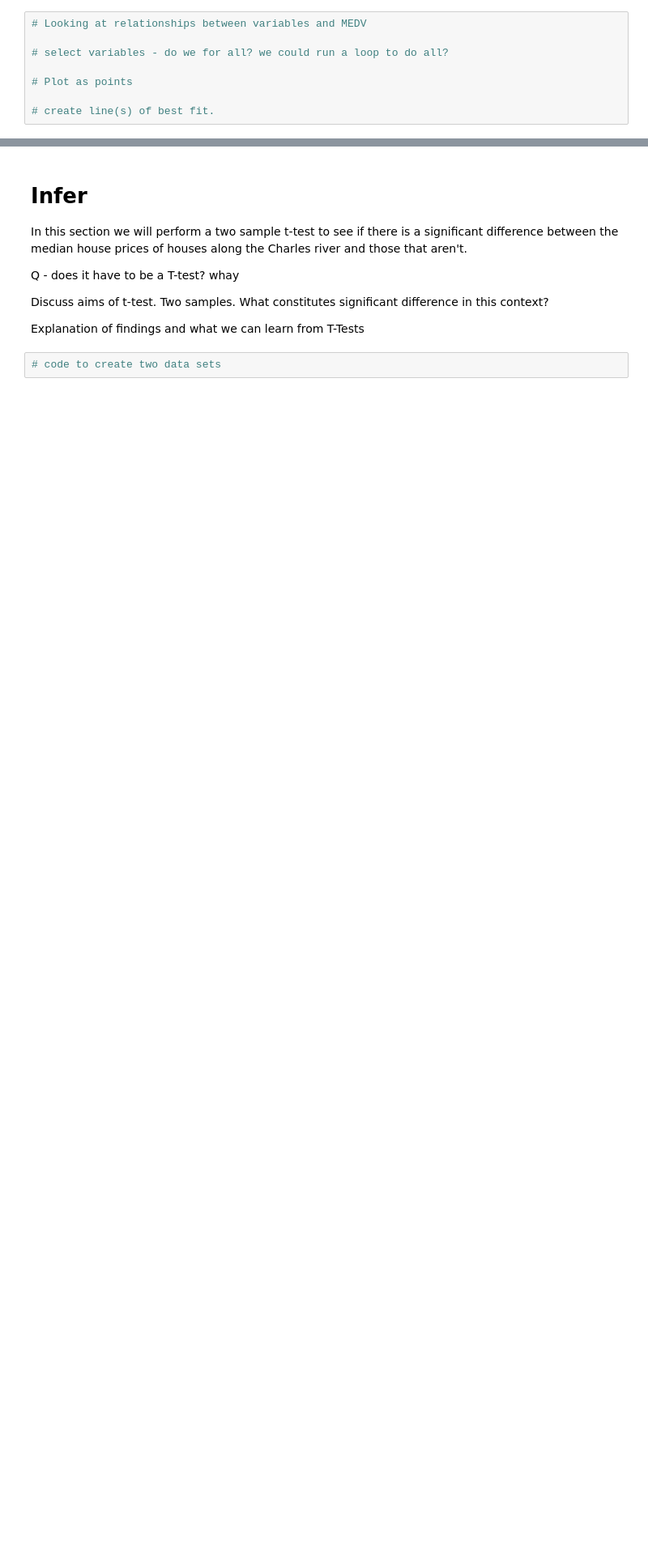
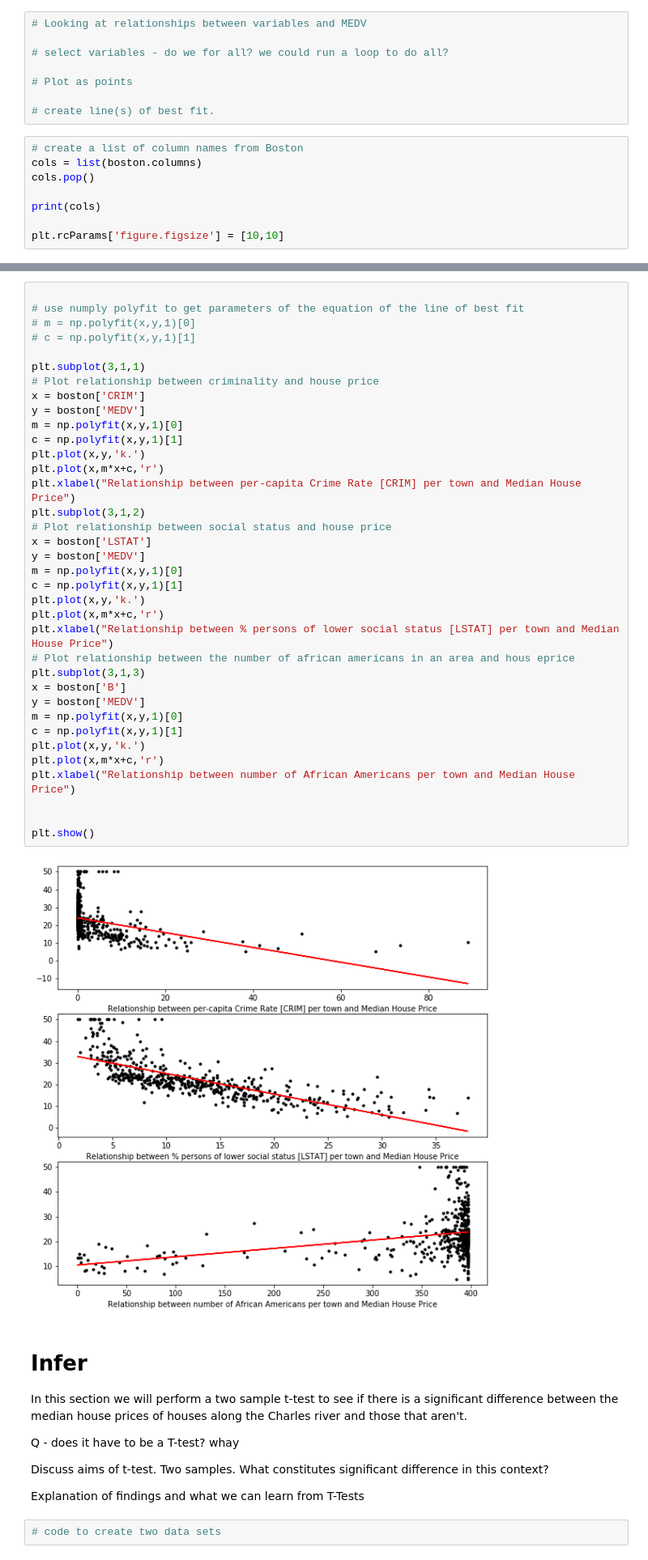
Before and after one commit to davesheils/machineLearningStatisticsProject2019, a Jupyter notebook: Project Notebook.ipynb, the cells around one changed output, grey strips where cells are left out. Shown: that part at 81% size. Saved outputs shown, nothing was run; the diff lists cells and outputs as text; blank space fills up the shorter version.

```diff
--- a/Project Notebook.ipynb
+++ b/Project Notebook.ipynb
@@ -200,3 +231,11 @@ what might we learn from this?
 # Plot as points
 
 # create line(s) of best fit.
+# %%
+# create a list of column names from Boston
+cols = list(boston.columns)
+cols.pop()
+
+print(cols)
+
+plt.rcParams['figure.figsize'] = [10,10]
@@ -203,3 +251,41 @@ what might we learn from this?
+# %%
+
+# use numply polyfit to get parameters of the equation of the line of best fit
+# m = np.polyfit(x,y,1)[0]
+# c = np.polyfit(x,y,1)[1]
+
+plt.subplot(3,1,1)
+# Plot relationship between criminality and house price
+x = boston['CRIM']
+y = boston['MEDV']
+m = np.polyfit(x,y,1)[0]
+c = np.polyfit(x,y,1)[1]
+plt.plot(x,y,'k.')
+plt.plot(x,m*x+c,'r')
+plt.xlabel("Relationship between per-capita Crime Rate [CRIM] per town and Median House Price")
+plt.subplot(3,1,2)
+# Plot relationship between social status and house price
+x = boston['LSTAT']
+y = boston['MEDV']
+m = np.polyfit(x,y,1)[0]
+c = np.polyfit(x,y,1)[1]
+plt.plot(x,y,'k.')
+plt.plot(x,m*x+c,'r')
+plt.xlabel("Relationship between % persons of lower social status [LSTAT] per town and Median House Price")
+# Plot relationship between the number of african americans in an area and hous eprice
+plt.subplot(3,1,3)
+x = boston['B']
+y = boston['MEDV']
+m = np.polyfit(x,y,1)[0]
+c = np.polyfit(x,y,1)[1]
+plt.plot(x,y,'k.')
+plt.plot(x,m*x+c,'r')
+plt.xlabel("Relationship between number of African Americans per town and Median House Price")
+
+
+plt.show()
+# %% [output]
+[figure, added]
 # %% [markdown]
 <a id="Infer"></a>
 
```
Also changed, not shown: parts of 6 cells of this notebook.
